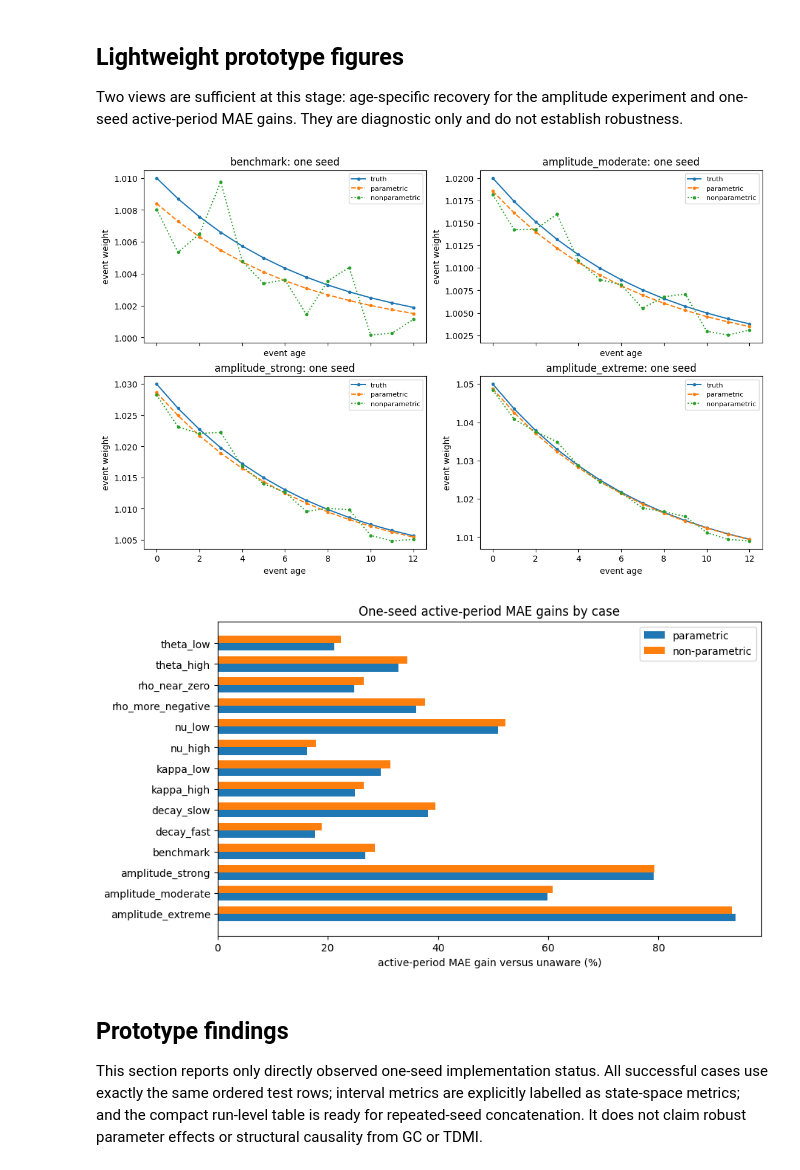
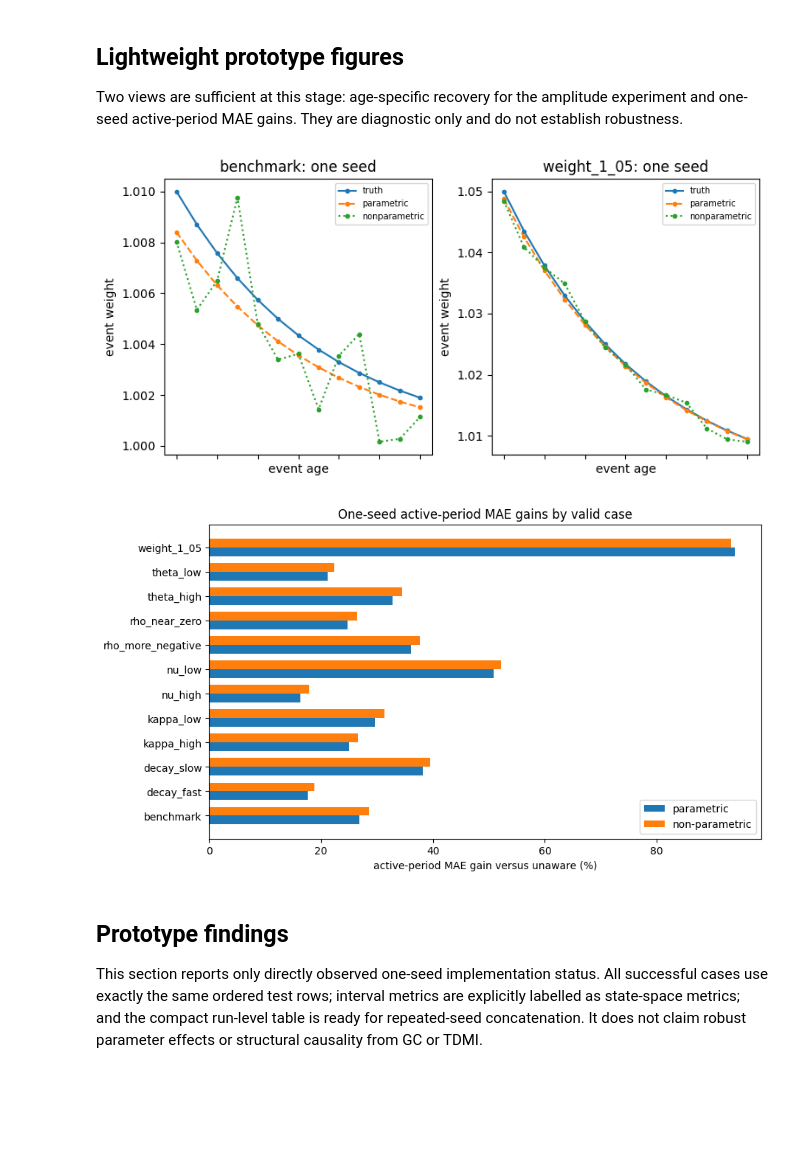
Before and after one commit to JivN24/HSBC-AN-RN, a Jupyter notebook: CODEWORK/Linus' Task Re-Do/08_n1_scalar_parameter_and_replication_robustness.ipynb, the cells around one changed output. Drawn from its saved outputs; the diff is of its cells as text; code cells hidden in the pictures; blank space fills up the shorter version.

```diff
--- a/CODEWORK/Linus' Task Re-Do/08_n1_scalar_parameter_and_replication_robustness.ipynb
+++ b/CODEWORK/Linus' Task Re-Do/08_n1_scalar_parameter_and_replication_robustness.ipynb
@@ -192,19 +230,20 @@ smoke_results = pd.DataFrame(smoke_rows)
 
 These checks establish experimental comparability rather than requiring paths to be identical. Innovations and event schedules must match across cases, while prices and volatility may differ because their scalar parameter differs.
 # %%
-assert smoke_results.run_success.all() and len(smoke_runs) == len(case_registry)
+non_amplitude_cases = case_registry.loc[~case_registry.parameter.eq('amplitude'),'case_name']
+assert smoke_results.loc[smoke_results.case_name.isin(non_amplitude_cases),'run_success'].all()
 benchmark_smoke = smoke_runs['benchmark']['simulation']
 for name, result in smoke_runs.items():
     simulation, timing = result['simulation'], result['timing']; transitions, states = simulation['transitions'], simulation['states']
     assert np.array_equal(transitions['epsilon'].to_numpy(), benchmark_smoke['transitions']['epsilon'].to_numpy()) and np.array_equal(transitions['eta'].to_numpy(), benchmark_smoke['transitions']['eta'].to_numpy())
-    assert np.array_equal(transitions['i'].loc[transitions['event'].eq(1)].to_numpy(), benchmark_smoke['transitions']['i'].loc[benchmark_smoke['transitions']['event'].eq(1)].to_numpy()) and np.array_equal(transitions['event'].to_numpy(), benchmark_smoke['transitions']['event'].to_numpy()) and len(transitions) == len(benchmark_smoke['transitions'])
+    assert np.array_equal(transitions['event'].to_numpy(), benchmark_smoke['transitions']['event'].to_numpy()) and len(transitions) == len(benchmark_smoke['transitions'])
     assert states[['S','sigma','x']].gt(0).all().all() and np.isfinite(states[['S','sigma','x']].to_numpy()).all() and transitions[['F','x_next','sigma_next','omega_next']].gt(0).all().all() and np.isfinite(transitions[['F','x_next','sigma_next','omega_next','epsilon','eta']].to_numpy()).all() and not timing['event_responses_overlap']
     event_rows = transitions.loc[transitions['event'].eq(1)]
     assert event_rows['omega_next'].gt(1).all() and np.array_equal(event_rows['target_i'].to_numpy(), event_rows['i'].to_numpy() + 1)
-    assert np.allclose(event_rows['x_next'].to_numpy(), states.loc[event_rows['target_i'].to_numpy(),'x'].to_numpy()) and np.allclose(event_rows['sigma_next'].to_numpy(), states.loc[event_rows['target_i'].to_numpy(),'sigma'].to_numpy())
-for amplitude in (0.01,0.02,0.03,0.05):
-    name = 'benchmark' if amplitude == 0.01 else {0.02:'amplitude_moderate',0.03:'amplitude_strong',0.05:'amplitude_extreme'}[amplitude]
-    assert np.isclose(smoke_runs[name]['simulation']['transitions']['omega_next'].max(), 1 + amplitude, rtol=1e-10, atol=1e-12)
+for name in common_weight_case_names:
+    if name in smoke_runs:
+        expected = case_registry.loc[case_registry.case_name.eq(name),'initial_event_weight'].iloc[0]
+        assert np.isclose(smoke_runs[name]['simulation']['transitions']['omega_next'].max(), expected, rtol=1e-10, atol=1e-12)
 assert benchmark_case == benchmark_snapshot and reference_config == reference_snapshot
-print('One-seed scalar simulation smoke test passed.')
+print('One-seed scalar simulation smoke test passed; high-weight invalid paths, if any, are retained for viability reporting.')
 # %% [output]
@@ -485,5 +532,6 @@ The four amplitude cases provide a useful prototype check because the event sign
 # %%
-amplitude_cases = ['benchmark','amplitude_moderate','amplitude_strong','amplitude_extreme']
-amplitude_prototype = prototype_results.loc[prototype_results.case_name.isin(amplitude_cases), ['case_name','A_true','A_hat','A_relative_error','lambda_hat','parametric_profile_RMSE','nonparametric_profile_RMSE','gc_change_p_value','tdmi_change_direct_peak_lag','parametric_active_MAE_gain_pct','nonparametric_active_MAE_gain_pct','parametric_active_95_state_coverage']].sort_values('A_true')
-display(amplitude_prototype)
+amplitude_cases = ['benchmark'] + common_weight_case_names
+amplitude_prototype = prototype_results.loc[prototype_results.case_name.isin(amplitude_cases)].copy()
+columns = ['case_name','initial_event_weight','parameter_value','simulation_valid','run_success','failure_stage','first_failed_transition','active_event_id_at_failure','active_event_age_at_failure','maximum_volatility_before_failure','minimum_euler_price_update_factor','nonpositive_price_transition','A_hat','lambda_hat','parametric_profile_RMSE','nonparametric_profile_RMSE','gc_change_p_value','tdmi_change_direct_peak_lag','parametric_active_MAE_gain_pct','nonparametric_active_MAE_gain_pct','parametric_active_95_state_coverage']
+display(amplitude_prototype.reindex(columns=columns).sort_values('initial_event_weight'))
 # %% [output]
@@ -497,24 +549,21 @@ display(amplitude_prototype)
 
 Two views are sufficient at this stage: age-specific recovery for the amplitude experiment and one-seed active-period MAE gains. They are diagnostic only and do not establish robustness.
 # %%
-fig, axes = plt.subplots(2, 2, figsize=(11,7), sharex=True, constrained_layout=True)
-for axis, case_name in zip(axes.ravel(), amplitude_cases):
+valid_amplitude_cases = [case for case in amplitude_cases if case in set(prototype_profiles.case_name)]
+fig, axes = plt.subplots(2, 4, figsize=(14,7), sharex=True, constrained_layout=True)
+for axis, case_name in zip(axes.ravel(), valid_amplitude_cases):
     data = prototype_profiles.loc[prototype_profiles.case_name.eq(case_name)]
     for method, style in [('truth','-'),('parametric','--'),('nonparametric',':')]:
-        subset = data.loc[data.profile_method.eq(method)]
-        axis.plot(subset.event_age, subset.event_weight, linestyle=style, marker='o', markersize=3, label=method)
-    axis.set(title=f'{case_name}: one seed', xlabel='event age', ylabel='event weight'); axis.legend(fontsize=8)
+        subset = data.loc[data.profile_method.eq(method)]; axis.plot(subset.event_age, subset.event_weight, linestyle=style, marker='o', markersize=3, label=method)
+    axis.set(title=f'{case_name}: one seed', xlabel='event age', ylabel='event weight'); axis.legend(fontsize=7)
+for axis in axes.ravel()[len(valid_amplitude_cases):]: axis.set_visible(False)
 plt.show()
-plot_data = prototype_results.sort_values('case_name')
-fig, axis = plt.subplots(figsize=(9,5), constrained_layout=True)
-y = np.arange(len(plot_data)); width = .36
-axis.barh(y-width/2, plot_data['parametric_active_MAE_gain_pct'], height=width, label='parametric')
-axis.barh(y+width/2, plot_data['nonparametric_active_MAE_gain_pct'], height=width, label='non-parametric')
-axis.axvline(0,color='black',linewidth=.8); axis.set(yticks=y, yticklabels=plot_data.case_name, xlabel='active-period MAE gain versus unaware (%)', title='One-seed active-period MAE gains by case'); axis.legend()
-plt.show()
+plot_data = prototype_results.loc[prototype_results.run_success].sort_values('case_name'); fig, axis = plt.subplots(figsize=(9,5), constrained_layout=True); y = np.arange(len(plot_data)); width = .36
+axis.barh(y-width/2, plot_data['parametric_active_MAE_gain_pct'], height=width, label='parametric'); axis.barh(y+width/2, plot_data['nonparametric_active_MAE_gain_pct'], height=width, label='non-parametric')
+axis.axvline(0,color='black',linewidth=.8); axis.set(yticks=y, yticklabels=plot_data.case_name, xlabel='active-period MAE gain versus unaware (%)', title='One-seed active-period MAE gains by valid case'); axis.legend(); plt.show()
 # %% [output]
-[figure, old version]
+[figure, new version]
-[figure, old version]
+[figure, new version]
 # %% [markdown]
 ## Prototype findings
 
```
Also changed, not shown: parts of 44 cells of this notebook, 28 other files.
